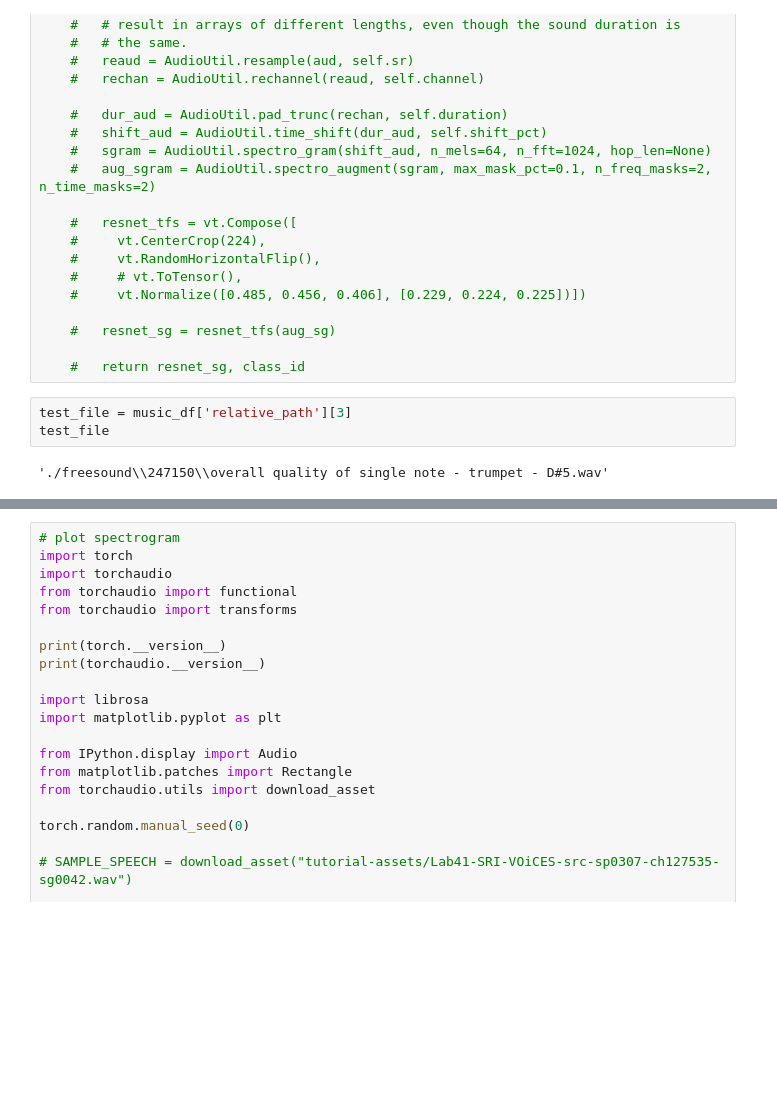
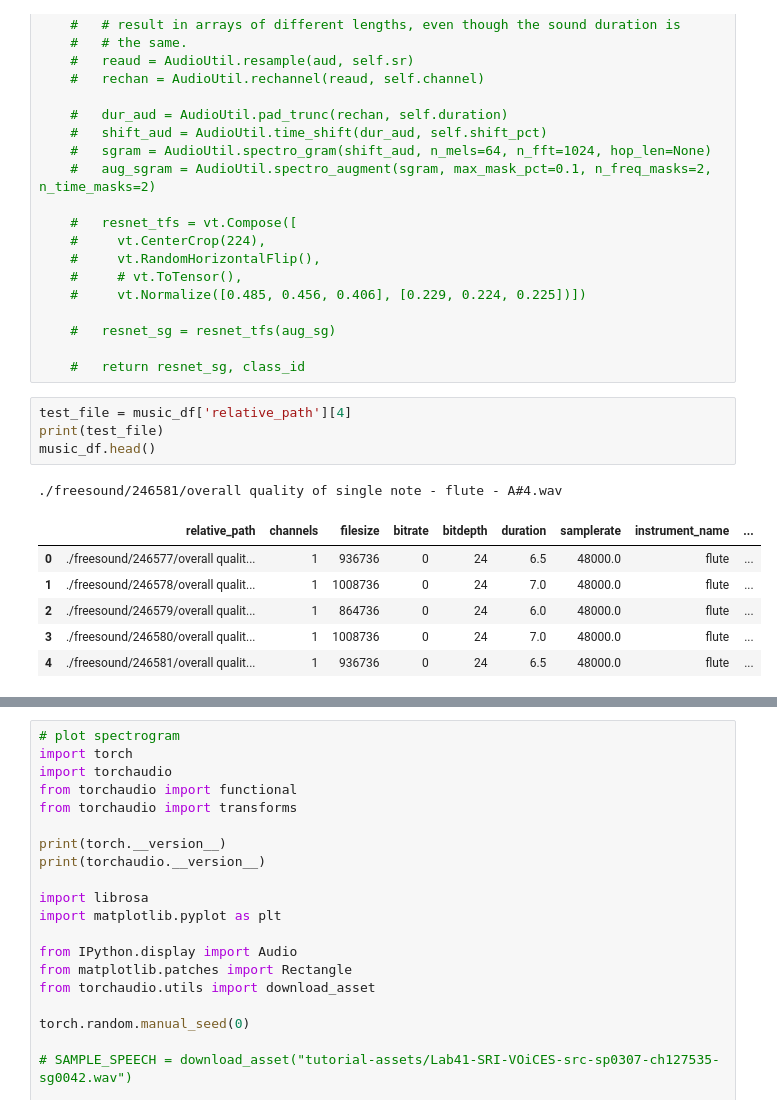
Before and after one commit to dknapp17/audio_ml, a Jupyter notebook: audio_ml_nn.ipynb, the cells around one changed output, grey strips where cells are left out. Drawn from its saved outputs; the diff is of its cells as text; blank space fills up the shorter version.

```diff
--- a/audio_ml_nn.ipynb
+++ b/audio_ml_nn.ipynb
@@ -506,10 +534,17 @@ class SoundDS(Dataset):
 
     #   return resnet_sg, class_id
 # %%
-test_file = music_df['relative_path'][3]
-test_file
+test_file = music_df['relative_path'][4]
+print(test_file)
+music_df.head()
 # %% [output]
-'./freesound\\247150\\overall quality of single note - trumpet - D#5.wav'
+./freesound/246581/overall quality of single note - flute - A#4.wav
+|  | relative_path | channels | filesize | bitrate | bitdepth | duration | samplerate | instrument_name | ... |
+| 0 | ./freesound/246577/overall qualit... | 1 | 936736 | 0 | 24 | 6.5 | 48000.0 | flute | ... |
+| 1 | ./freesound/246578/overall qualit... | 1 | 1008736 | 0 | 24 | 7.0 | 48000.0 | flute | ... |
+| 2 | ./freesound/246579/overall qualit... | 1 | 864736 | 0 | 24 | 6.0 | 48000.0 | flute | ... |
+| 3 | ./freesound/246580/overall qualit... | 1 | 1008736 | 0 | 24 | 7.0 | 48000.0 | flute | ... |
+| 4 | ./freesound/246581/overall qualit... | 1 | 936736 | 0 | 24 | 6.5 | 48000.0 | flute | ... |
 # %%
 # walkthrough one example
 aud = AudioUtil.open(test_file)
```
Also changed, not shown: parts of 11 cells of this notebook, 1 other file.
